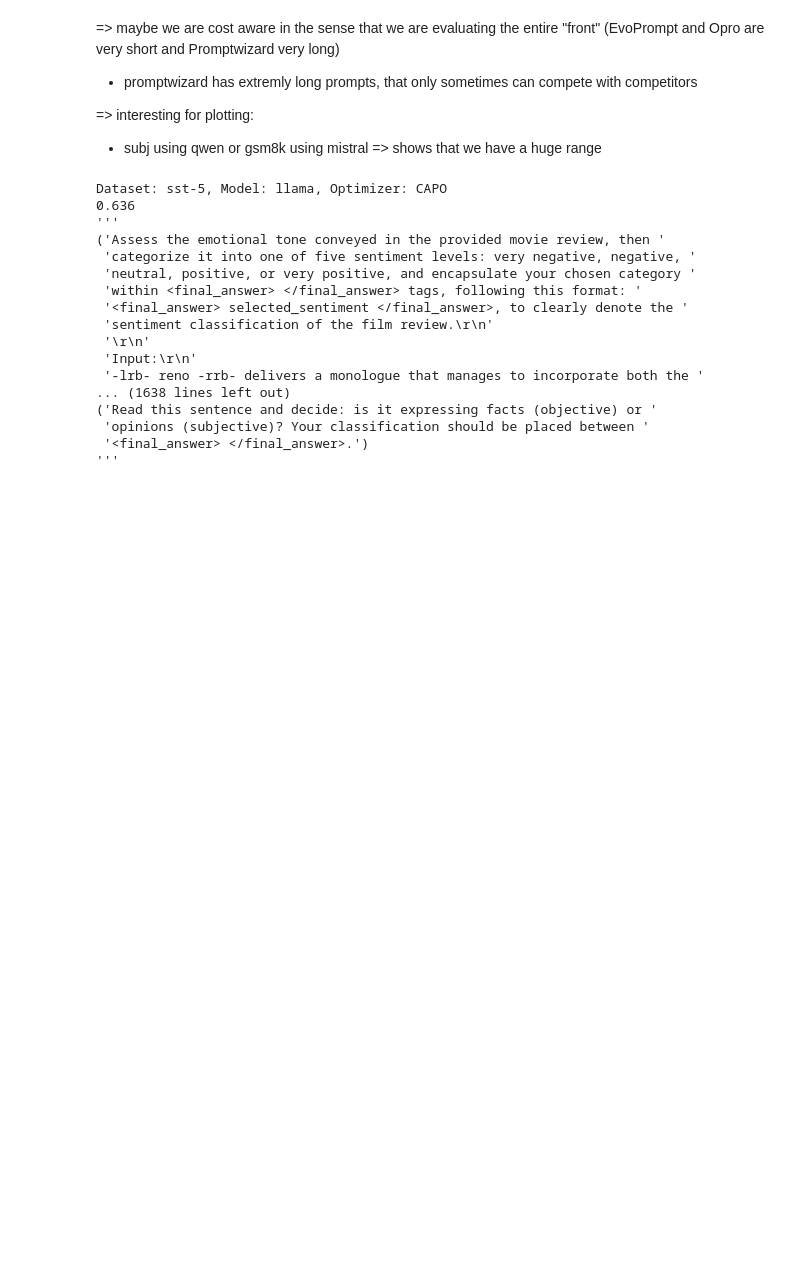
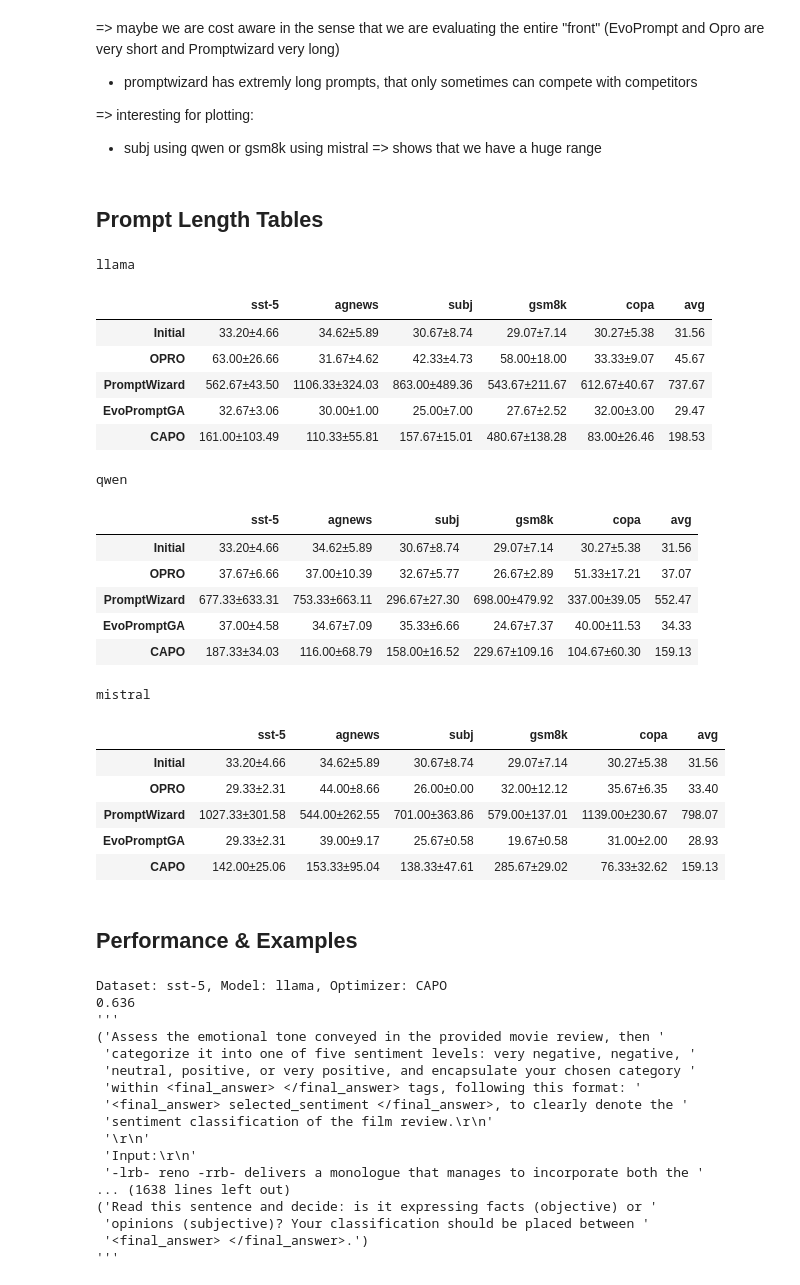
Before and after one commit to finitearth/capo, a Jupyter notebook: notebooks/paper_visualization/benchmarking_visualization.ipynb, the cells around one changed output. Drawn from its saved outputs; the diff is of its cells as text; code cells hidden in the pictures; blank space fills up the shorter version.

```diff
--- a/notebooks/paper_visualization/benchmarking_visualization.ipynb
+++ b/notebooks/paper_visualization/benchmarking_visualization.ipynb
@@ -384,6 +384,36 @@ plt.savefig(
 
 => interesting for plotting:
 - subj using qwen or gsm8k using mistral => shows that we have a huge range
+# %% [markdown]
+## Prompt Length Tables
+# %%
+for model in MODELS:
+    print(f"{model}")
+    display(generate_comparison_table(model=model, score_col="prompt_len", path_prefix="../.."))
+# %% [output]
+llama
+|  | sst-5 | agnews | subj | gsm8k | copa | avg |
+| Initial | 33.20±4.66 | 34.62±5.89 | 30.67±8.74 | 29.07±7.14 | 30.27±5.38 | 31.56 |
+| OPRO | 63.00±26.66 | 31.67±4.62 | 42.33±4.73 | 58.00±18.00 | 33.33±9.07 | 45.67 |
+| PromptWizard | 562.67±43.50 | 1106.33±324.03 | 863.00±489.36 | 543.67±211.67 | 612.67±40.67 | 737.67 |
+| EvoPromptGA | 32.67±3.06 | 30.00±1.00 | 25.00±7.00 | 27.67±2.52 | 32.00±3.00 | 29.47 |
+| CAPO | 161.00±103.49 | 110.33±55.81 | 157.67±15.01 | 480.67±138.28 | 83.00±26.46 | 198.53 |
+qwen
+|  | sst-5 | agnews | subj | gsm8k | copa | avg |
+| Initial | 33.20±4.66 | 34.62±5.89 | 30.67±8.74 | 29.07±7.14 | 30.27±5.38 | 31.56 |
+| OPRO | 37.67±6.66 | 37.00±10.39 | 32.67±5.77 | 26.67±2.89 | 51.33±17.21 | 37.07 |
+| PromptWizard | 677.33±633.31 | 753.33±663.11 | 296.67±27.30 | 698.00±479.92 | 337.00±39.05 | 552.47 |
+| EvoPromptGA | 37.00±4.58 | 34.67±7.09 | 35.33±6.66 | 24.67±7.37 | 40.00±11.53 | 34.33 |
+| CAPO | 187.33±34.03 | 116.00±68.79 | 158.00±16.52 | 229.67±109.16 | 104.67±60.30 | 159.13 |
+mistral
+|  | sst-5 | agnews | subj | gsm8k | copa | avg |
+| Initial | 33.20±4.66 | 34.62±5.89 | 30.67±8.74 | 29.07±7.14 | 30.27±5.38 | 31.56 |
+| OPRO | 29.33±2.31 | 44.00±8.66 | 26.00±0.00 | 32.00±12.12 | 35.67±6.35 | 33.40 |
+| PromptWizard | 1027.33±301.58 | 544.00±262.55 | 701.00±363.86 | 579.00±137.01 | 1139.00±230.67 | 798.07 |
+| EvoPromptGA | 29.33±2.31 | 39.00±9.17 | 25.67±0.58 | 19.67±0.58 | 31.00±2.00 | 28.93 |
+| CAPO | 142.00±25.06 | 153.33±95.04 | 138.33±47.61 | 285.67±29.02 | 76.33±32.62 | 159.13 |
+# %% [markdown]
+## Performance & Examples
 # %%
 from pprint import pprint as pp
 # %%
```
Also changed, not shown: 11 other files.
